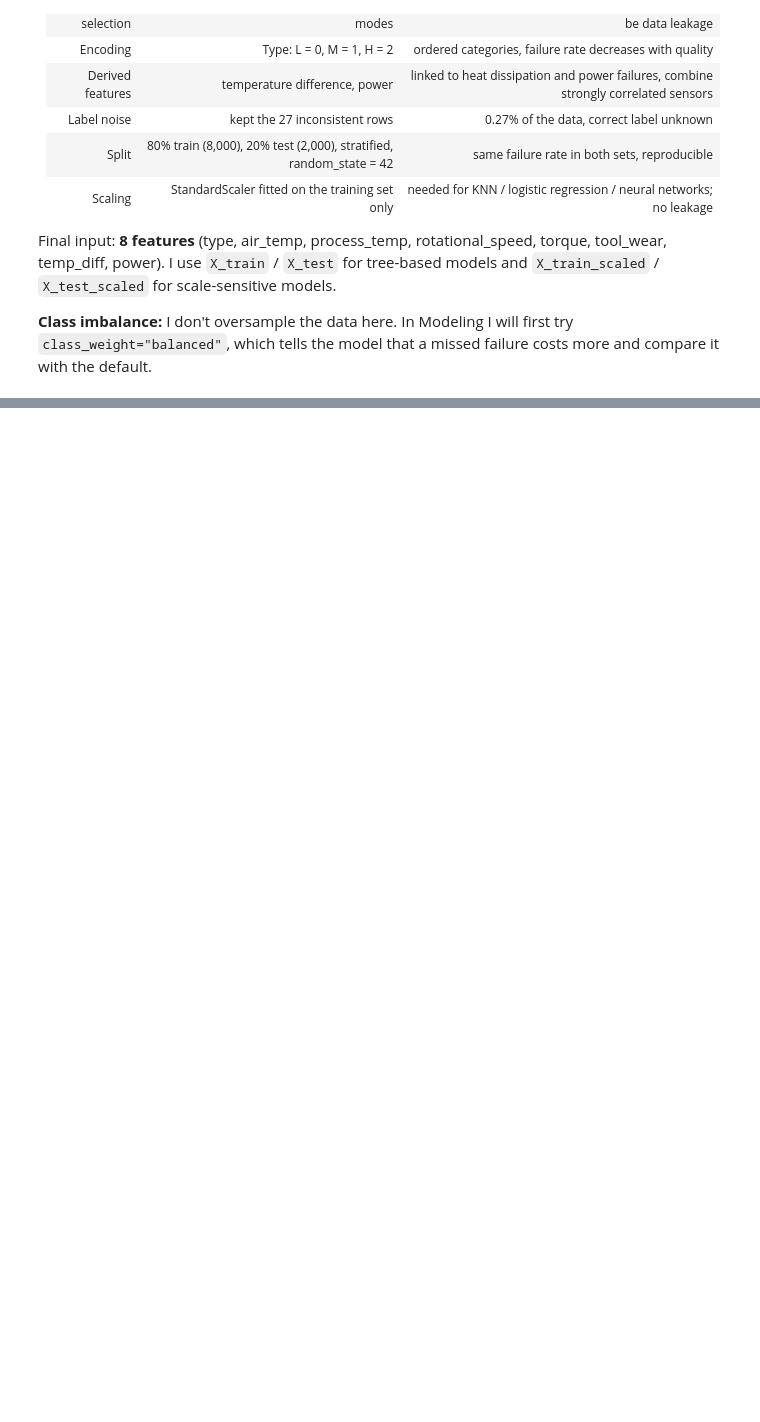
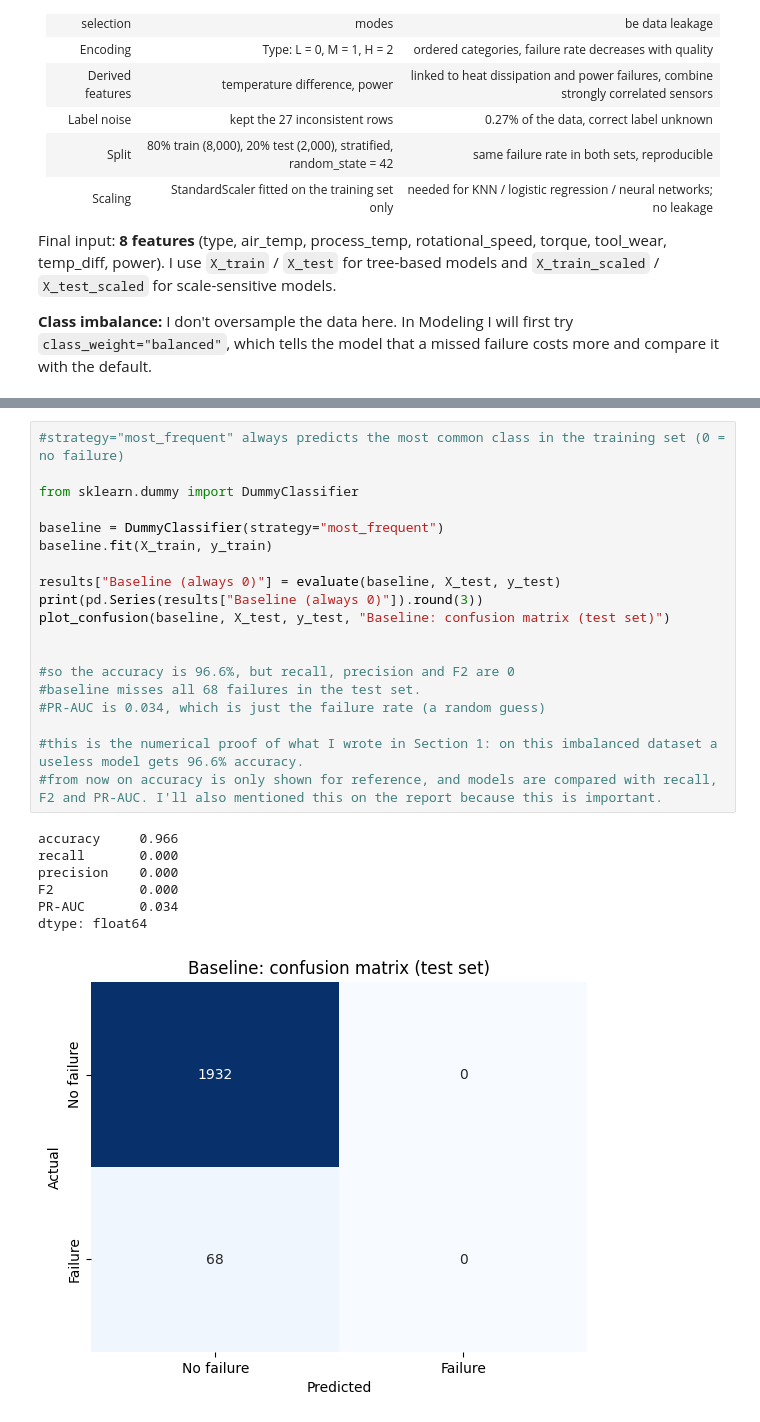
Before and after one commit to serraozkasap/ml-ai4i-predictive-maintenance, a Jupyter notebook: ai4i_predictive_maintenance.ipynb, the cells around one changed output, grey strips where cells are left out. Cells and saved outputs as stored; diff of their text form; blank space fills up the shorter version.

Commit message:
start modeling section from simple to complex models: baseline and decision tree (tuning, class weights, tree rules) with comments on evaluation metrics

```diff
--- a/ai4i_predictive_maintenance.ipynb
+++ b/ai4i_predictive_maintenance.ipynb
@@ -622,0 +684,27 @@ Final input: **8 features** (type, air_temp, process_temp, rotational_speed, tor
+# %%
+#strategy="most_frequent" always predicts the most common class in the training set (0 = no failure)
+
+from sklearn.dummy import DummyClassifier
+
+baseline = DummyClassifier(strategy="most_frequent")
+baseline.fit(X_train, y_train)
+
+results["Baseline (always 0)"] = evaluate(baseline, X_test, y_test)
+print(pd.Series(results["Baseline (always 0)"]).round(3))
+plot_confusion(baseline, X_test, y_test, "Baseline: confusion matrix (test set)")
+
+
+#so the accuracy is 96.6%, but recall, precision and F2 are 0
+#baseline misses all 68 failures in the test set.
+#PR-AUC is 0.034, which is just the failure rate (a random guess)
+
+#this is the numerical proof of what I wrote in Section 1: on this imbalanced dataset a useless model gets 96.6% accuracy.
+#from now on accuracy is only shown for reference, and models are compared with recall, F2 and PR-AUC. I'll also mentioned this on the report because this is important.
+# %% [output]
+accuracy     0.966
+recall       0.000
+precision    0.000
+F2           0.000
+PR-AUC       0.034
+dtype: float64
+[figure, added]
```
Also changed, not shown: parts of 13 cells of this notebook.
